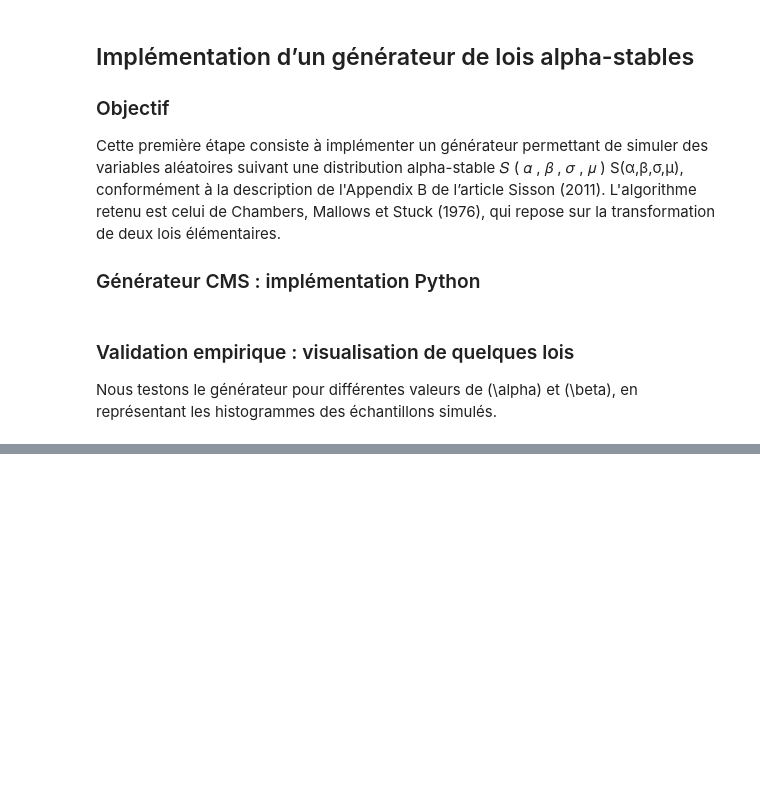
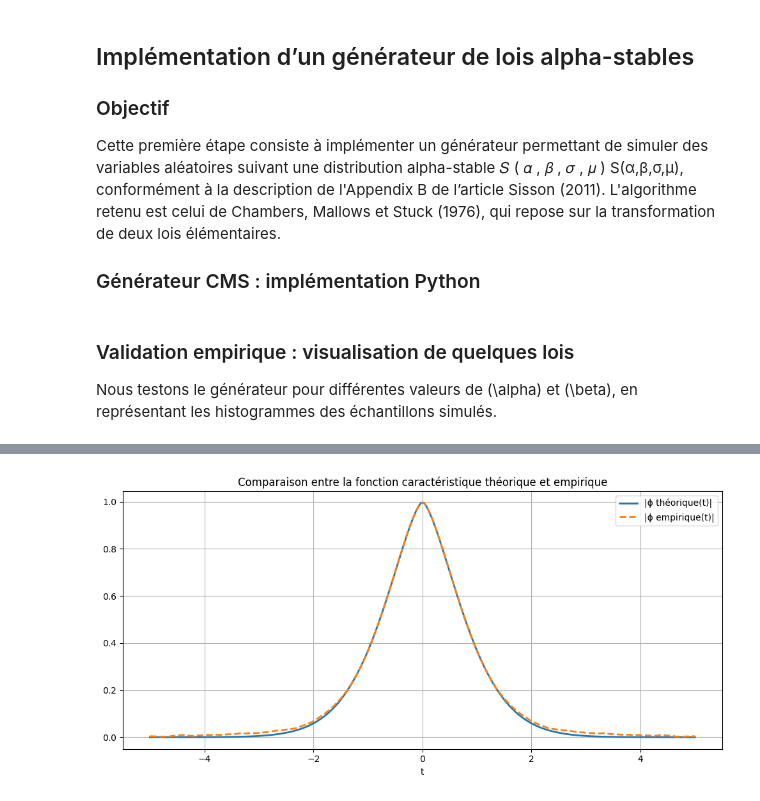
Before and after one commit to bilzoo/ABC-for-alpha-stable-models, a Jupyter notebook: Notebook.ipynb, the cells around one changed output, grey strips where cells are left out. Cells and saved outputs as stored; diff of their text form; code cells hidden in the pictures; blank space fills up the shorter version.

Commit message:
ajout de la validation via fonctions caractéristiques

```diff
--- a/Notebook.ipynb
+++ b/Notebook.ipynb
@@ -67,0 +113,52 @@ L’algorithme de Chambers-Mallows-Stuck fournit une méthode fiable et efficace
+# %%
+import numpy as np
+import matplotlib.pyplot as plt
+
+# Fonction caractéristique théorique
+def theoretical_cf(t, alpha, beta, gamma=1, delta=0):
+    if alpha != 1:
+        return np.exp(
+            -gamma**alpha * np.abs(t)**alpha *
+            (1 - 1j * beta * np.sign(t) * np.tan(np.pi * alpha / 2)) +
+            1j * delta * t
+        )
+    else:
+        return np.exp(
+            -gamma * np.abs(t) *
+            (1 + 1j * beta * (2 / np.pi) * np.sign(t) * np.log(np.abs(t))) +
+            1j * delta * t
+        )
+
+# Estimateur empirique de la fonction caractéristique
+def empirical_cf(t_vals, samples):
+    return np.array([np.mean(np.exp(1j * t * samples)) for t in t_vals])
+
+# Paramètres de test
+alpha = 1.5
+beta = 0
+gamma = 1
+delta = 0
+N = 10_000
+
+# Génération d'échantillons
+samples = sample_alpha_stable(alpha, beta, sigma, mu, size=N)
+
+# Grille de t
+t_vals = np.linspace(-5, 5, 200)
+
+# Fonction caractéristique théorique et empirique
+phi_theo = theoretical_cf(t_vals, alpha, beta, gamma, delta)
+phi_emp = empirical_cf(t_vals, samples)
+
+# Tracé des modules
+plt.figure(figsize=(10, 5))
+plt.plot(t_vals, np.abs(phi_theo), label="|ϕ théorique(t)|", lw=2)
+plt.plot(t_vals, np.abs(phi_emp), label="|ϕ empirique(t)|", lw=2, linestyle="--")
+plt.xlabel("t")
+plt.title("Comparaison entre la fonction caractéristique théorique et empirique")
+plt.legend()
+plt.grid(True)
+plt.tight_layout()
+plt.show()
+# %% [output]
+[figure, added]
```
Also changed, not shown: parts of 3 cells of this notebook.
